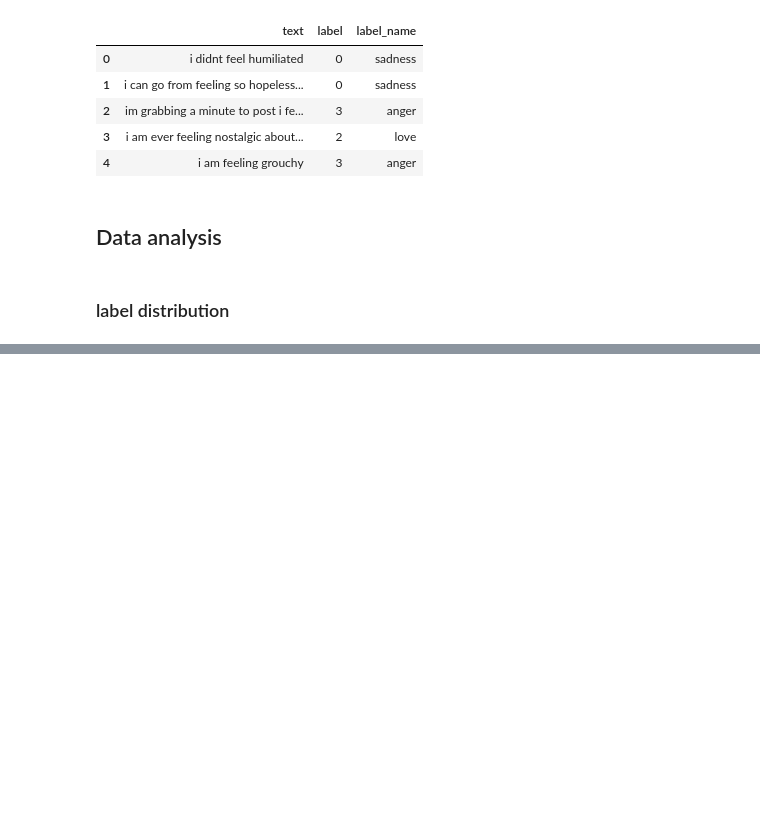
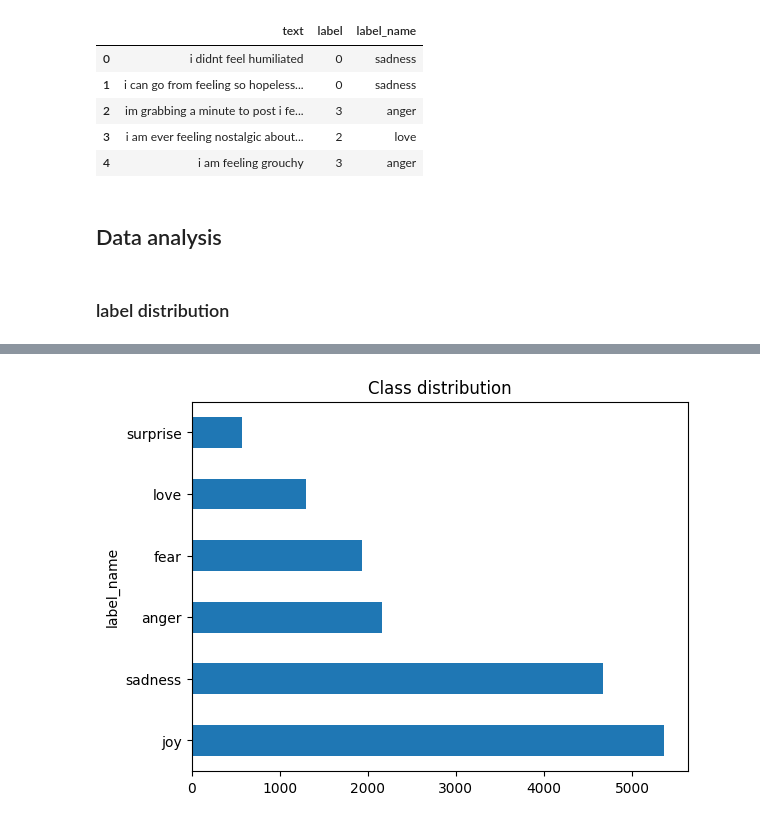
Before and after one commit to DonghaeSuh/NLP_Huggingface, a Jupyter notebook: DistillBERT_CLS.ipynb, the cells around one changed output, grey strips where cells are left out. Saved outputs shown, nothing was run; the diff lists cells and outputs as text; code cells hidden in the pictures; blank space fills up the shorter version.

Commit message:
class distribution

```diff
--- a/DistillBERT_CLS.ipynb
+++ b/DistillBERT_CLS.ipynb
@@ -144,0 +166,6 @@ import matplotlib.pyplot as plt
+# %%
+df["label_name"].value_counts().plot.barh()
+plt.title('Class distribution')
+plt.show()
+# %% [output]
+[figure, added]
```
Also changed, not shown: parts of 4 cells of this notebook.
